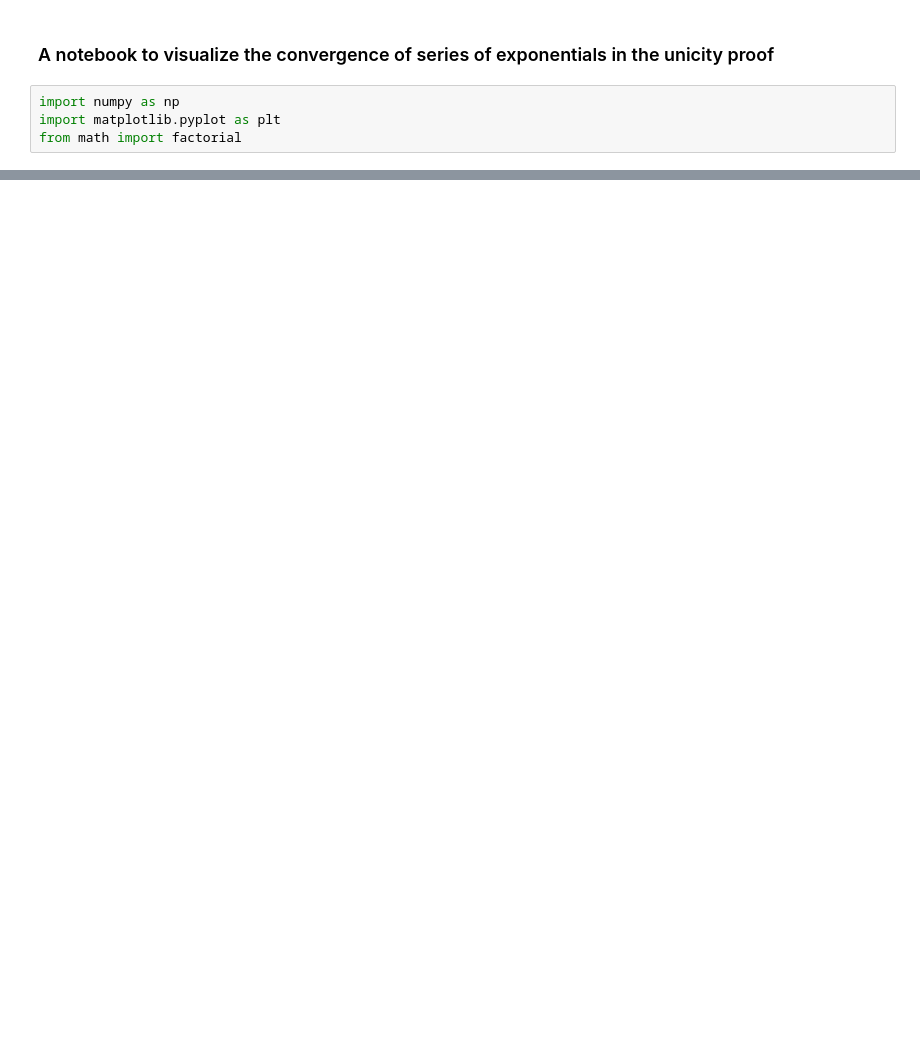
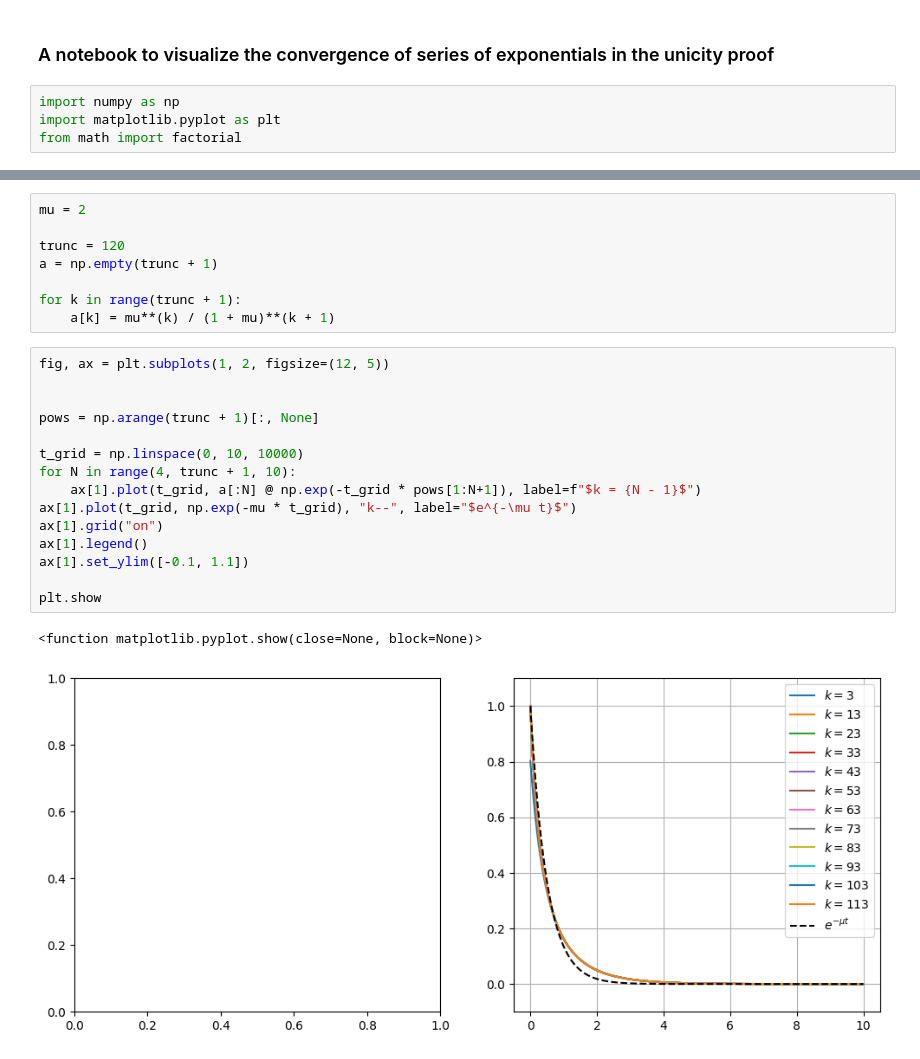
Before and after one commit to MrG1raffe/signature, a Jupyter notebook: notebooks/Exponentials.ipynb, the cells around one changed output, grey strips where cells are left out. Cells and saved outputs as stored; diff of their text form; blank space fills up the shorter version.

```diff
--- a/notebooks/Exponentials.ipynb
+++ b/notebooks/Exponentials.ipynb
@@ -40,0 +45,26 @@ plt.show
+# %%
+mu = 2
+
+trunc = 120
+a = np.empty(trunc + 1)
+
+for k in range(trunc + 1):
+    a[k] = mu**(k) / (1 + mu)**(k + 1)
+# %%
+fig, ax = plt.subplots(1, 2, figsize=(12, 5))
+
+
+pows = np.arange(trunc + 1)[:, None]
+
+t_grid = np.linspace(0, 10, 10000)
+for N in range(4, trunc + 1, 10):
+    ax[1].plot(t_grid, a[:N] @ np.exp(-t_grid * pows[1:N+1]), label=f"$k = {N - 1}$")
+ax[1].plot(t_grid, np.exp(-mu * t_grid), "k--", label="$e^{-\mu t}$")
+ax[1].grid("on")
+ax[1].legend()
+ax[1].set_ylim([-0.1, 1.1])
+
+plt.show
+# %% [output]
+<function matplotlib.pyplot.show(close=None, block=None)>
+[figure, added]
```
Also changed, not shown: parts of 4 cells of this notebook, 16 other files.
